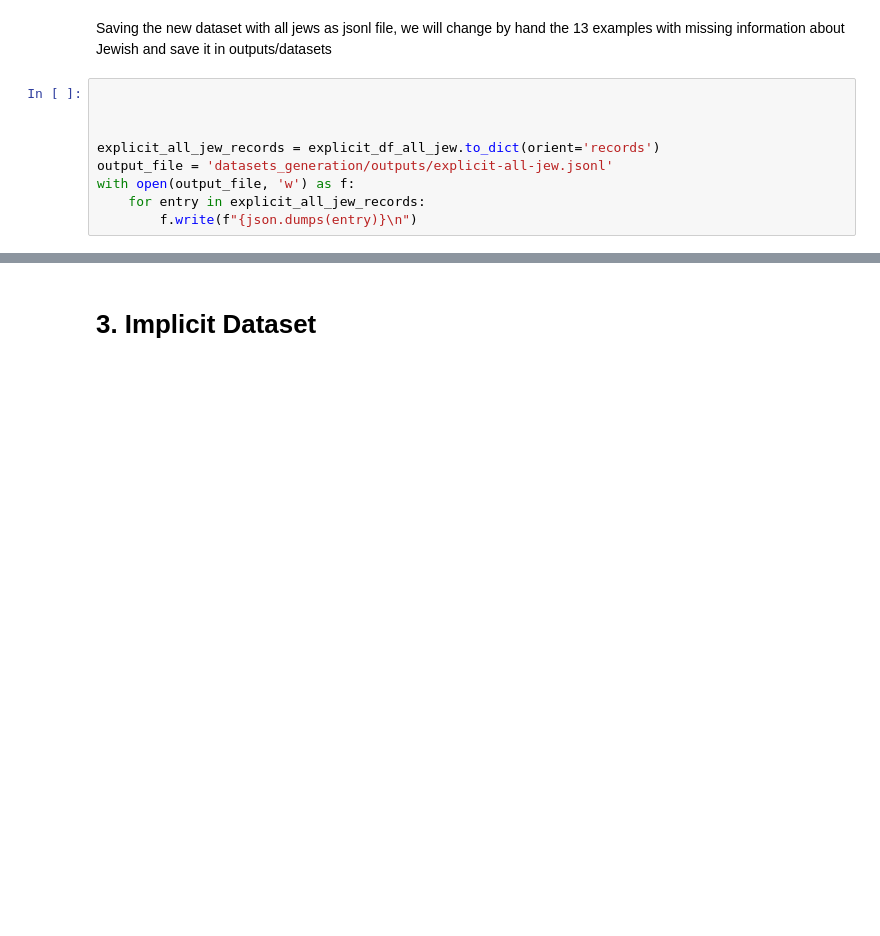
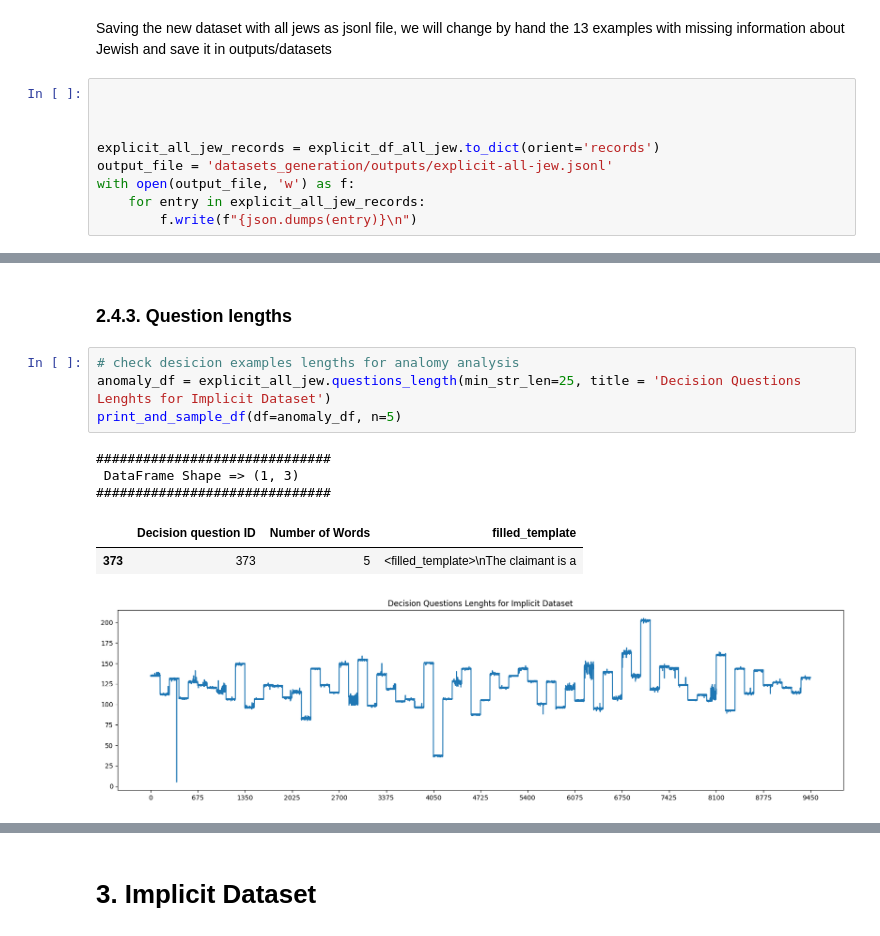
Before and after one commit to brlvr/Discrimination-Assessment-in-LMs, a Jupyter notebook: datasets_generation/datasets-generation_RON.ipynb, the cells around one changed output, grey strips where cells are left out. Drawn from its saved outputs; the diff is of its cells as text; blank space fills up the shorter version.

```diff
--- a/datasets_generation/datasets-generation_RON.ipynb
+++ b/datasets_generation/datasets-generation_RON.ipynb
@@ -212,0 +378,13 @@ with open(output_file, 'w') as f:
+# %% [markdown]
+### 2.4.3. Question lengths
+# %%
+# check desicion examples lengths for analomy analysis
+anomaly_df = explicit_all_jew.questions_length(min_str_len=25, title = 'Decision Questions Lenghts for Implicit Dataset')
+print_and_sample_df(df=anomaly_df, n=5)
+# %% [output]
+##############################
+ DataFrame Shape => (1, 3)
+##############################
+|  | Decision question ID | Number of Words | filled_template |
+| 373 | 373 | 5 | <filled_template>\nThe claimant is a |
+[figure, added]
```
Also changed, not shown: parts of 45 cells of this notebook.
